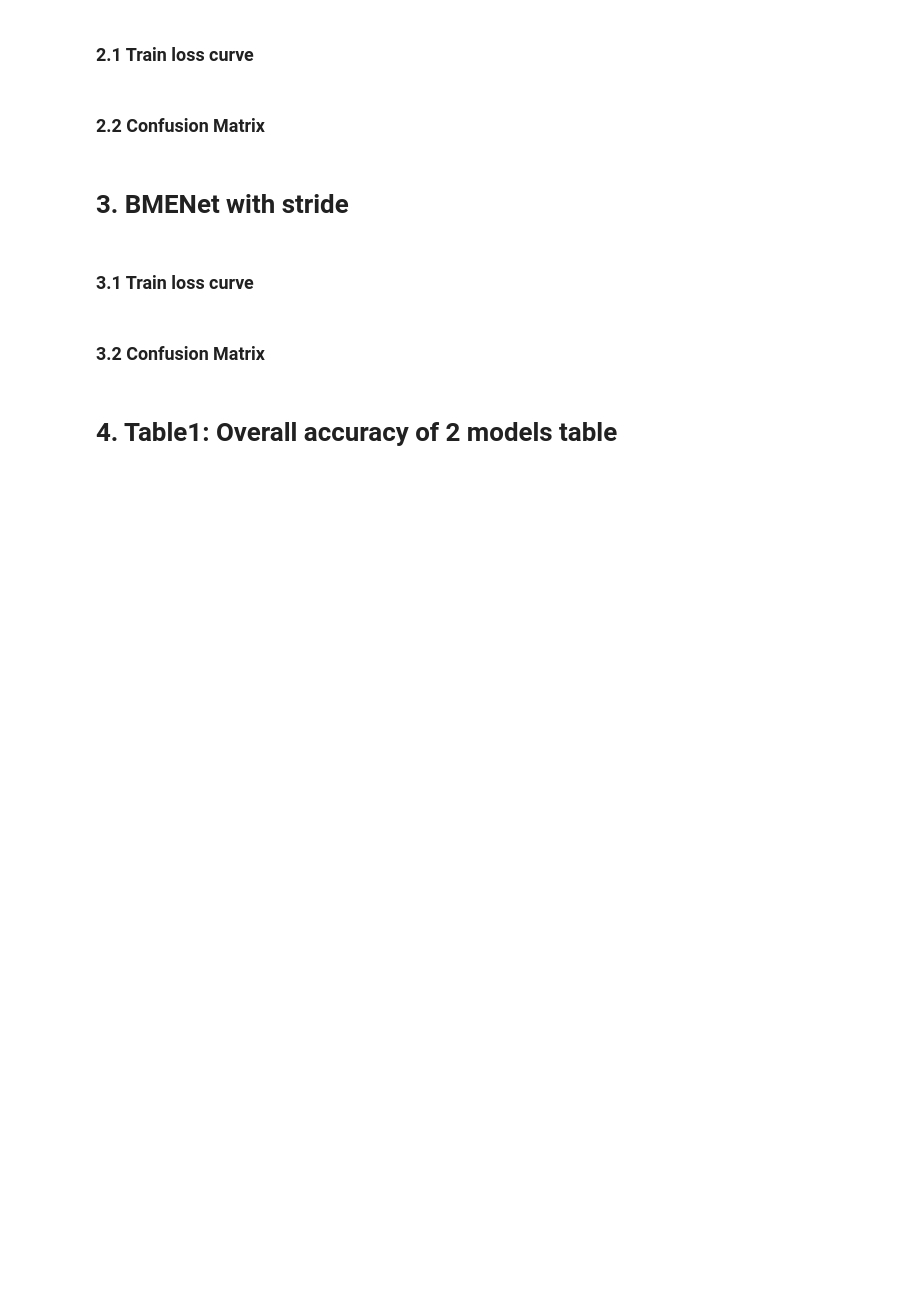
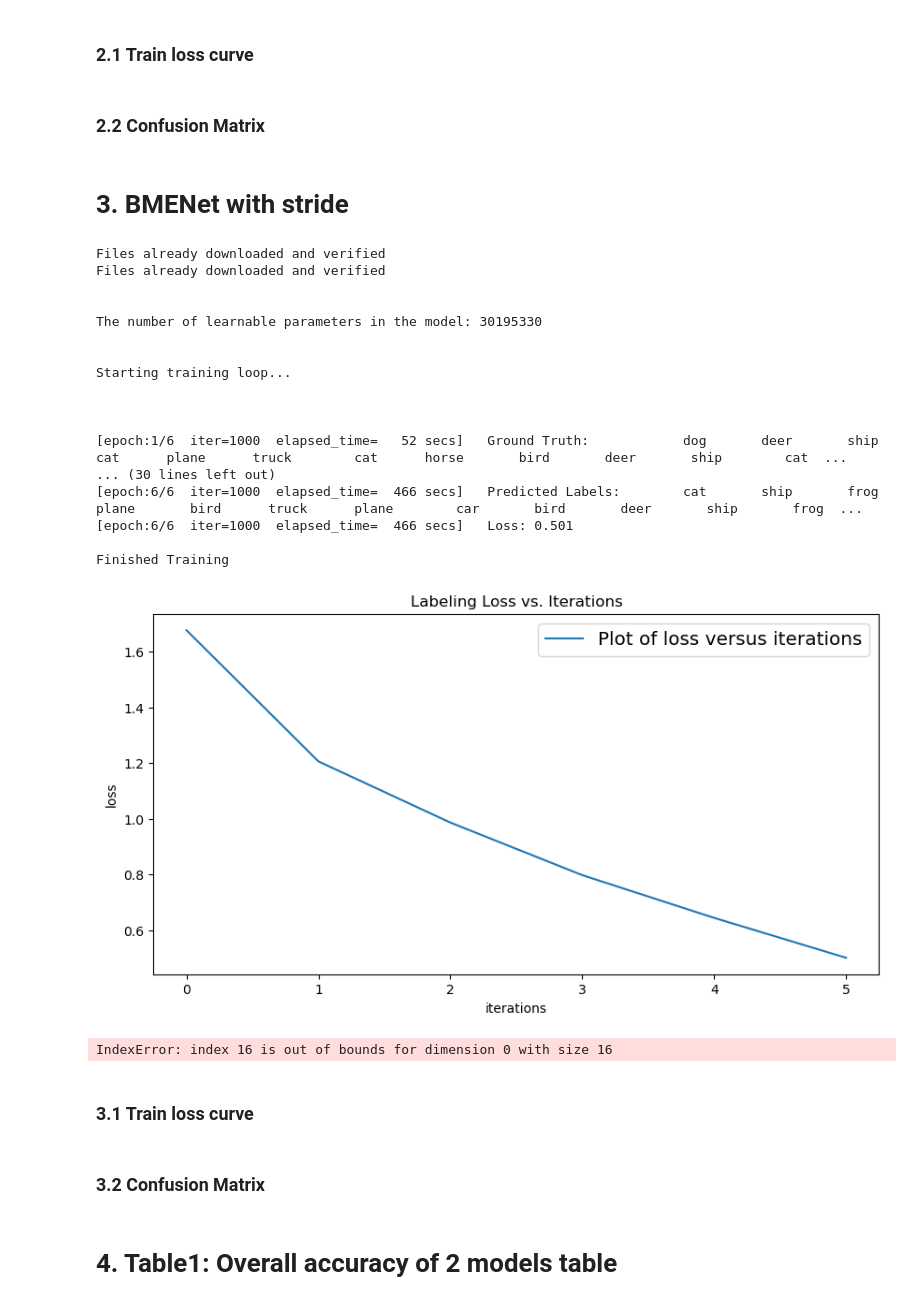
Before and after one commit to jung1230/Deep_Learning, a Jupyter notebook: HW6/hw6_Alan_Chen.ipynb, the cells around one changed output. Drawn from its saved outputs; the diff is of its cells as text; code cells hidden in the pictures; blank space fills up the shorter version.

```diff
--- a/HW6/hw6_Alan_Chen.ipynb
+++ b/HW6/hw6_Alan_Chen.ipynb
@@ -58,32 +67,50 @@ current_dir = /home/chen4126/ece60146/HW6
 # %% [markdown]
 # 3. BMENet with stride
 # %%
-from DLStudio import *
-
 dls = DLStudio(
 #                  dataroot = "/home/kak/ImageDatasets/CIFAR-10/",
                 dataroot = "./../data/CIFAR-10/",
                 image_size = [32,32],
                 path_saved_model = "./saved_model",
                 momentum = 0.9,
                 learning_rate = 1e-4,
                 epochs = 6,
-                batch_size = 4,
+                batch_size = 32,
                 classes = ('plane','car','bird','cat','deer','dog','frog','horse','ship','truck'),
                 use_gpu = True,
             )
 
 bme_net = dls.BMEnet(dls, skip_connections=True, depth=8)         ## if you want to use skips
 
 bme_net.load_cifar_10_dataset()
 
 ## display network properties
 number_of_learnable_params = sum(p.numel() for p in bme_net.parameters() if p.requires_grad)
 print("\n\nThe number of learnable parameters in the model: %d" % number_of_learnable_params)
 
 ## training and testing
 bme_net.run_code_for_training(bme_net, display_images=False)
 bme_net.run_code_for_testing(bme_net, display_images=False)
+# %% [output]
+Files already downloaded and verified
+Files already downloaded and verified
+
+
+The number of learnable parameters in the model: 30195330
+
+
+Starting training loop...
+
+
+
+[epoch:1/6  iter=1000  elapsed_time=   52 secs]   Ground Truth:            dog       deer       ship        cat      plane      truck        cat      horse       bird       deer       ship        cat  ...
+... (30 lines left out)
+[epoch:6/6  iter=1000  elapsed_time=  466 secs]   Predicted Labels:        cat       ship       frog      plane       bird      truck      plane        car       bird       deer       ship       frog  ...
+[epoch:6/6  iter=1000  elapsed_time=  466 secs]   Loss: 0.501
+
+Finished Training
+[figure, added]
+IndexError: index 16 is out of bounds for dimension 0 with size 16
 # %% [markdown]
 ### 3.1 Train loss curve
 # %% [markdown]
```
Also changed, not shown: parts of 2 cells of this notebook, 4 other files.
